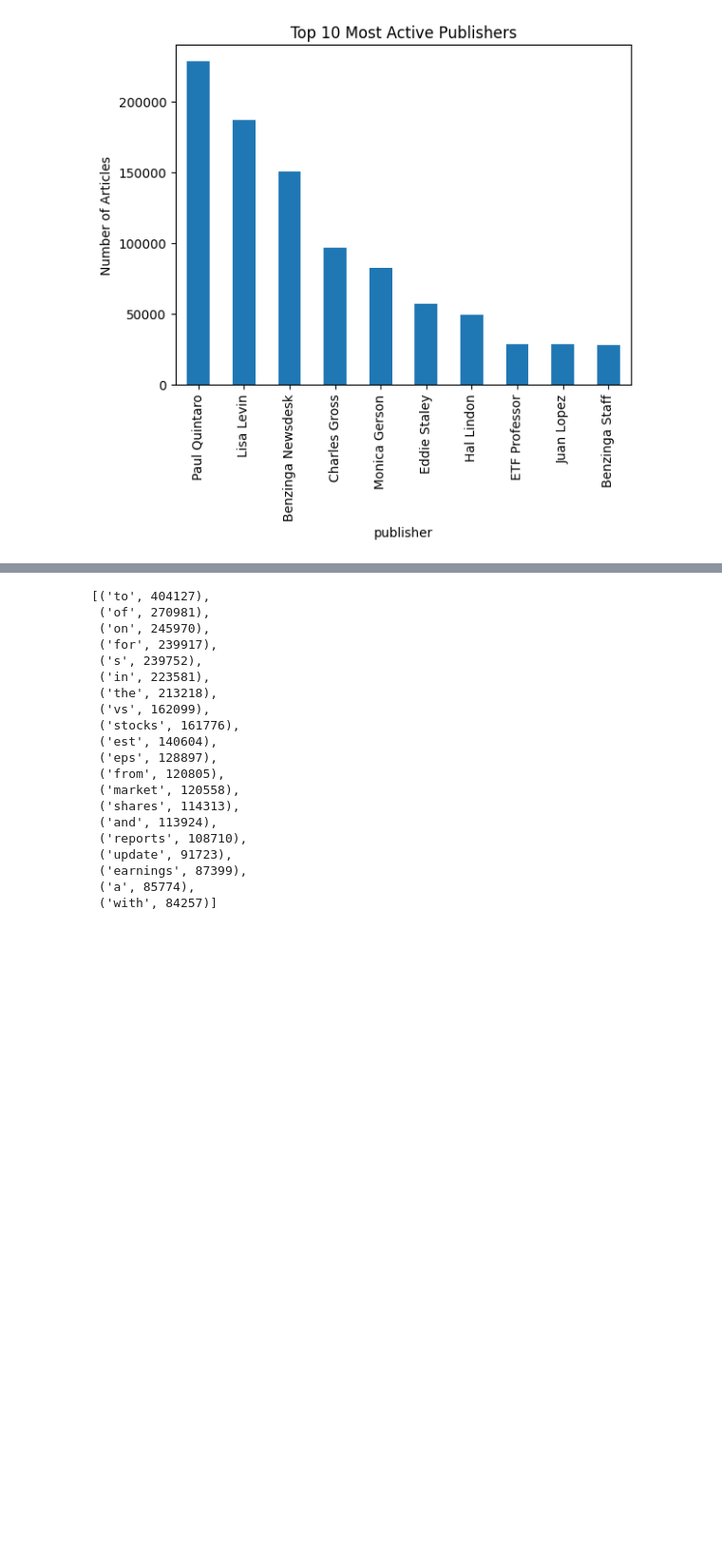
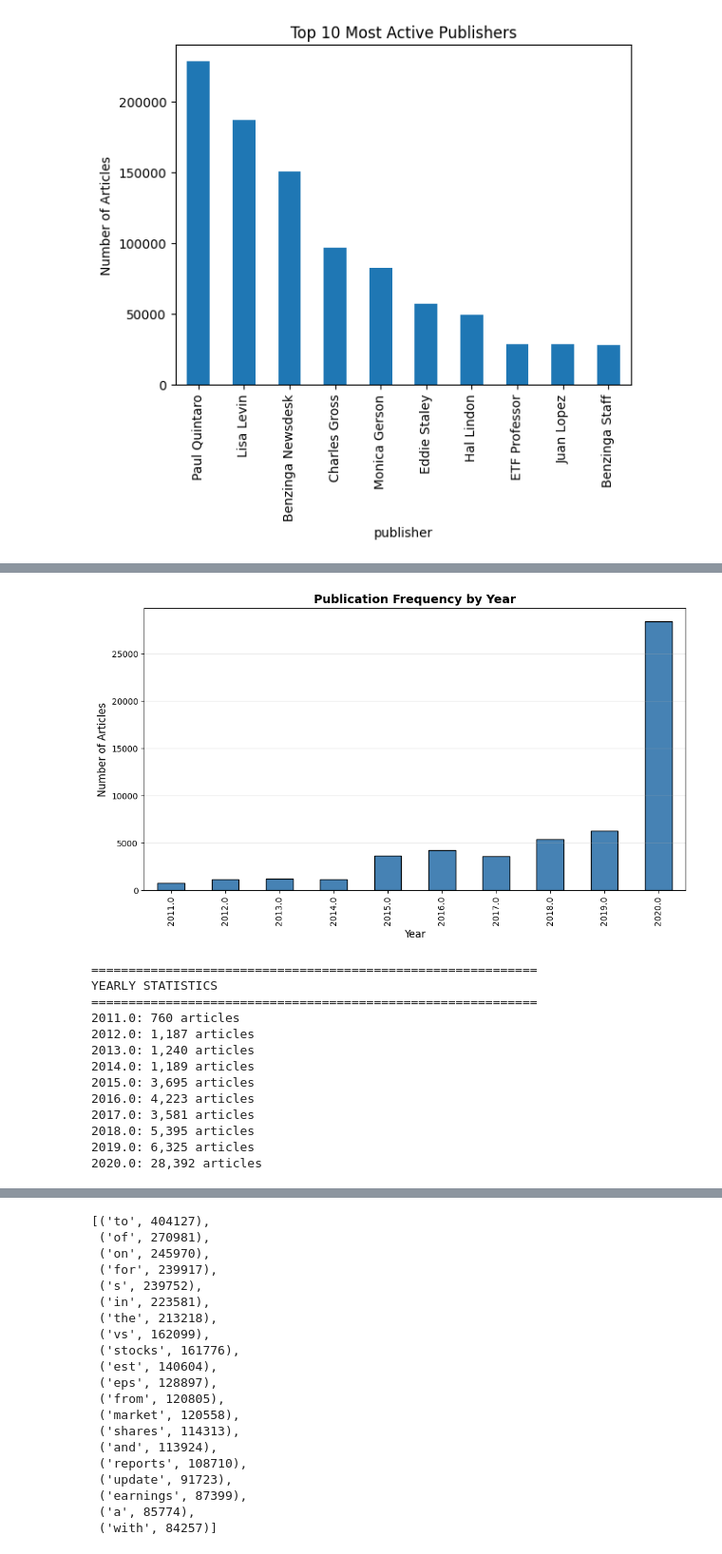
Before and after one commit to Zufan-Hadgu/Financial-news-dataset-analysis, a Jupyter notebook: notebooks/row_anlysis_eda.ipynb, the cells around one changed output, grey strips where cells are left out. Shown at 95% size. Drawn from its saved outputs; the diff is of its cells as text; code cells hidden in the pictures; blank space fills up the shorter version.

```diff
--- a/notebooks/row_anlysis_eda.ipynb
+++ b/notebooks/row_anlysis_eda.ipynb
@@ -121,0 +195,34 @@ invalid
+# %%
+# 3. Yearly Trends
+yearly_counts = df.groupby('year').size()
+
+plt.figure(figsize=(10, 6))
+yearly_counts.plot(kind='bar', color='steelblue', edgecolor='black')
+plt.title('Publication Frequency by Year', fontsize=14, fontweight='bold')
+plt.xlabel('Year', fontsize=12)
+plt.ylabel('Number of Articles', fontsize=12)
+plt.xticks(rotation=0)
+plt.grid(True, alpha=0.3, axis='y')
+plt.tight_layout()
+plt.show()
+
+print("\n" + "=" * 60)
+print("YEARLY STATISTICS")
+print("=" * 60)
+for year, count in yearly_counts.items():
+    print(f"{year}: {count:,} articles")
+# %% [output]
+[figure, added]
+============================================================
+YEARLY STATISTICS
+============================================================
+2011.0: 760 articles
+2012.0: 1,187 articles
+2013.0: 1,240 articles
+2014.0: 1,189 articles
+2015.0: 3,695 articles
+2016.0: 4,223 articles
+2017.0: 3,581 articles
+2018.0: 5,395 articles
+2019.0: 6,325 articles
+2020.0: 28,392 articles
```
Also changed, not shown: parts of 7 cells of this notebook.
